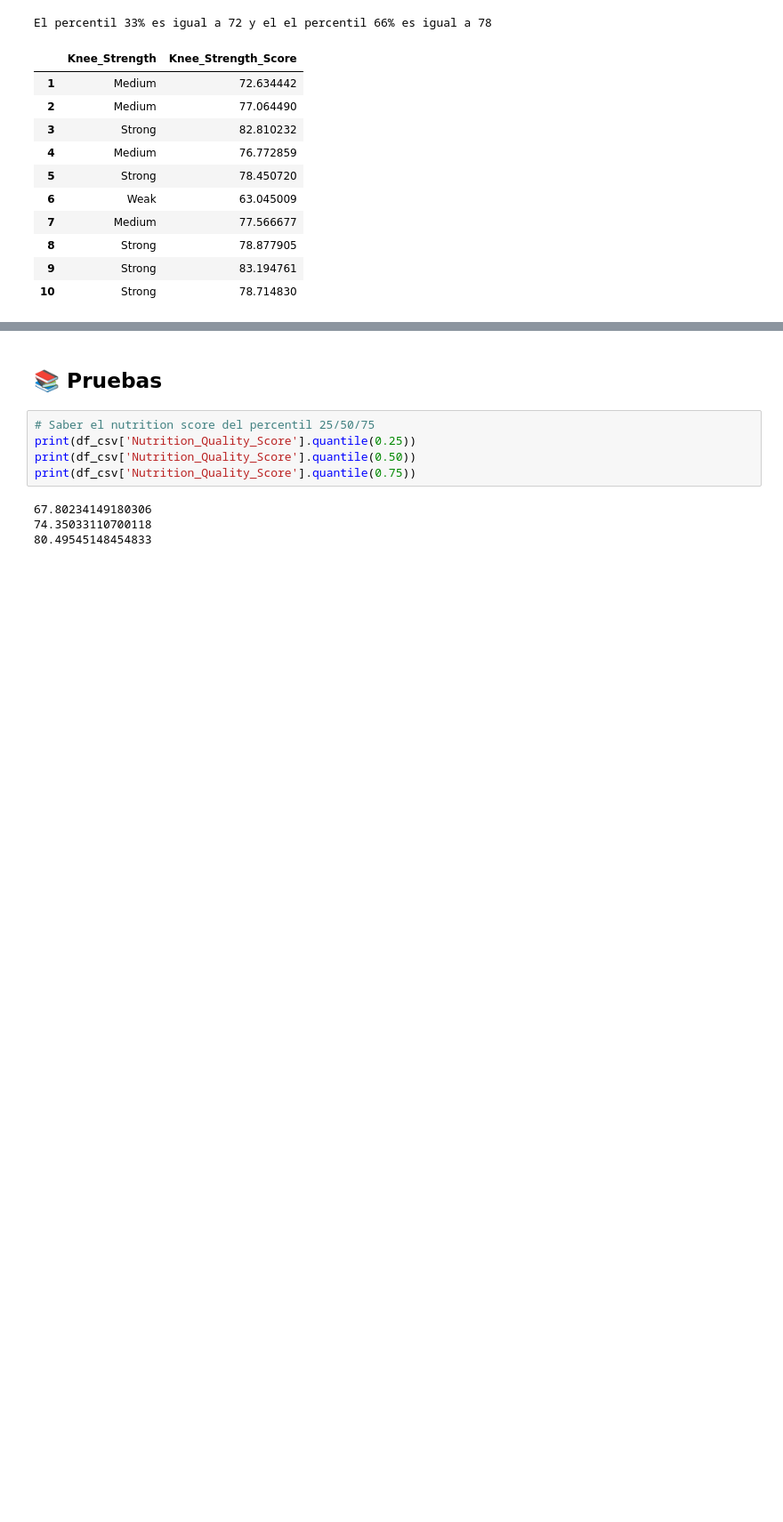
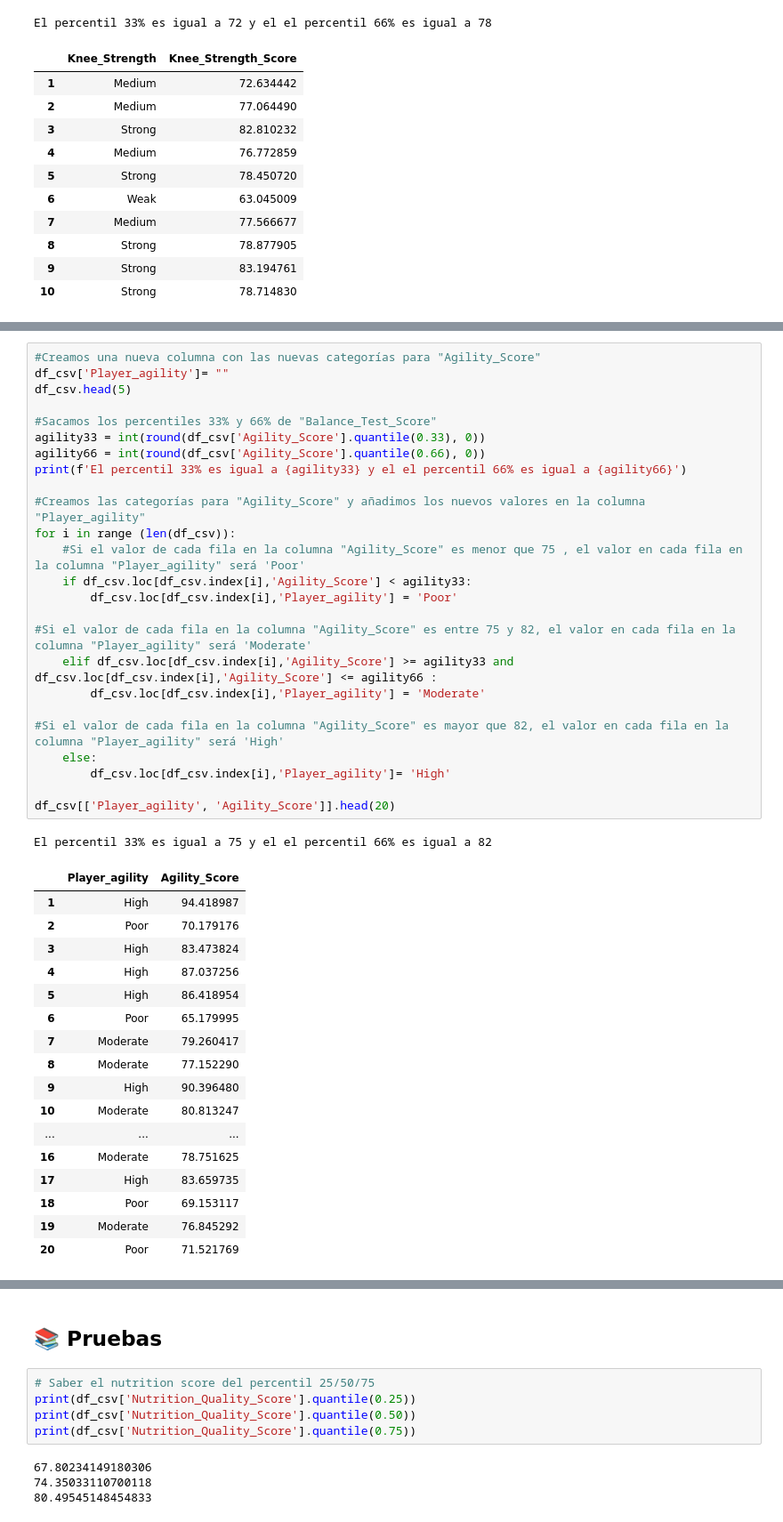
Before and after one commit to lauraargente/Proyecto_University-Football-Injury-Prediction-Dataset, a Jupyter notebook: analisis.ipynb, the cells around one changed output, grey strips where cells are left out. Shown at 89% size. Cells and saved outputs as stored; diff of their text form; blank space fills up the shorter version.

```diff
--- a/analisis.ipynb
+++ b/analisis.ipynb
@@ -384,0 +427,44 @@ El percentil 50 de reaction time es 249 ms
+# %%
+#Creamos una nueva columna con las nuevas categorías para "Agility_Score"
+df_csv['Player_agility']= ""
+df_csv.head(5)
+
+#Sacamos los percentiles 33% y 66% de "Balance_Test_Score"
+agility33 = int(round(df_csv['Agility_Score'].quantile(0.33), 0))
+agility66 = int(round(df_csv['Agility_Score'].quantile(0.66), 0))
+print(f'El percentil 33% es igual a {agility33} y el el percentil 66% es igual a {agility66}')
+
+#Creamos las categorías para "Agility_Score" y añadimos los nuevos valores en la columna "Player_agility"
+for i in range (len(df_csv)):
+    #Si el valor de cada fila en la columna "Agility_Score" es menor que 75 , el valor en cada fila en la columna "Player_agility" será 'Poor'
+    if df_csv.loc[df_csv.index[i],'Agility_Score'] < agility33:
+        df_csv.loc[df_csv.index[i],'Player_agility'] = 'Poor'
+
+#Si el valor de cada fila en la columna "Agility_Score" es entre 75 y 82, el valor en cada fila en la columna "Player_agility" será 'Moderate'
+    elif df_csv.loc[df_csv.index[i],'Agility_Score'] >= agility33 and df_csv.loc[df_csv.index[i],'Agility_Score'] <= agility66 :
+        df_csv.loc[df_csv.index[i],'Player_agility'] = 'Moderate'
+
+#Si el valor de cada fila en la columna "Agility_Score" es mayor que 82, el valor en cada fila en la columna "Player_agility" será 'High'
+    else:
+        df_csv.loc[df_csv.index[i],'Player_agility']= 'High'
+
+df_csv[['Player_agility', 'Agility_Score']].head(20)
+# %% [output]
+El percentil 33% es igual a 75 y el el percentil 66% es igual a 82
+|  | Player_agility | Agility_Score |
+| 1 | High | 94.418987 |
+| 2 | Poor | 70.179176 |
+| 3 | High | 83.473824 |
+| 4 | High | 87.037256 |
+| 5 | High | 86.418954 |
+| 6 | Poor | 65.179995 |
+| 7 | Moderate | 79.260417 |
+| 8 | Moderate | 77.152290 |
+| 9 | High | 90.396480 |
+| 10 | Moderate | 80.813247 |
+| ... | ... | ... |
+| 16 | Moderate | 78.751625 |
+| 17 | High | 83.659735 |
+| 18 | Poor | 69.153117 |
+| 19 | Moderate | 76.845292 |
+| 20 | Poor | 71.521769 |
```
Also changed, not shown: parts of 5 cells of this notebook.
